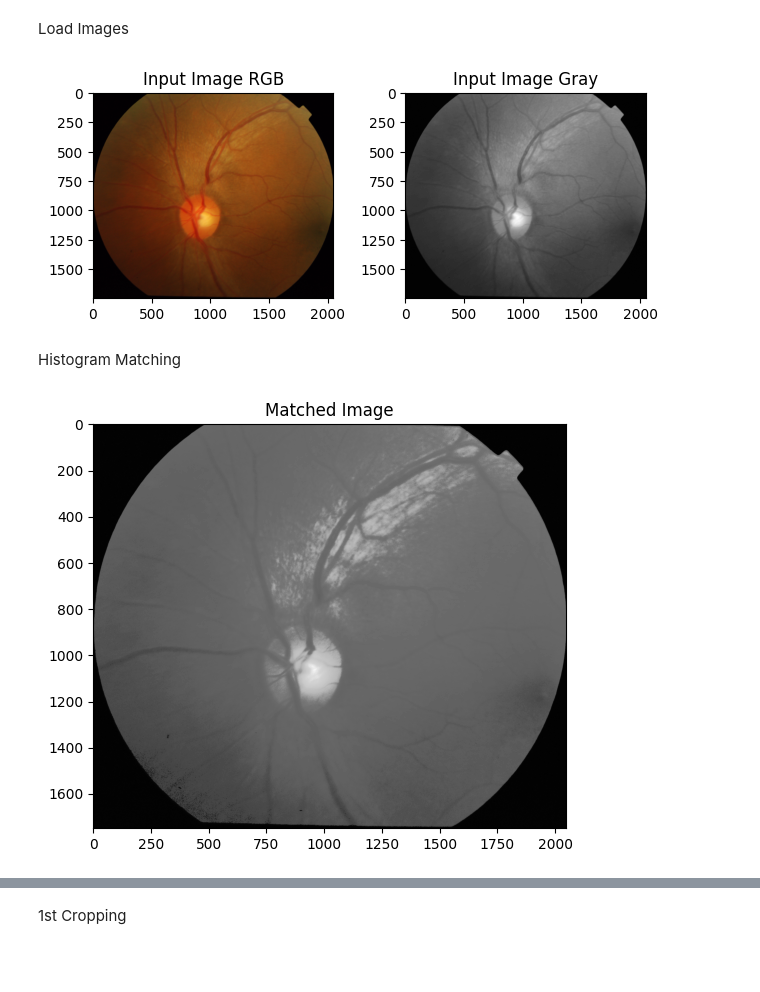
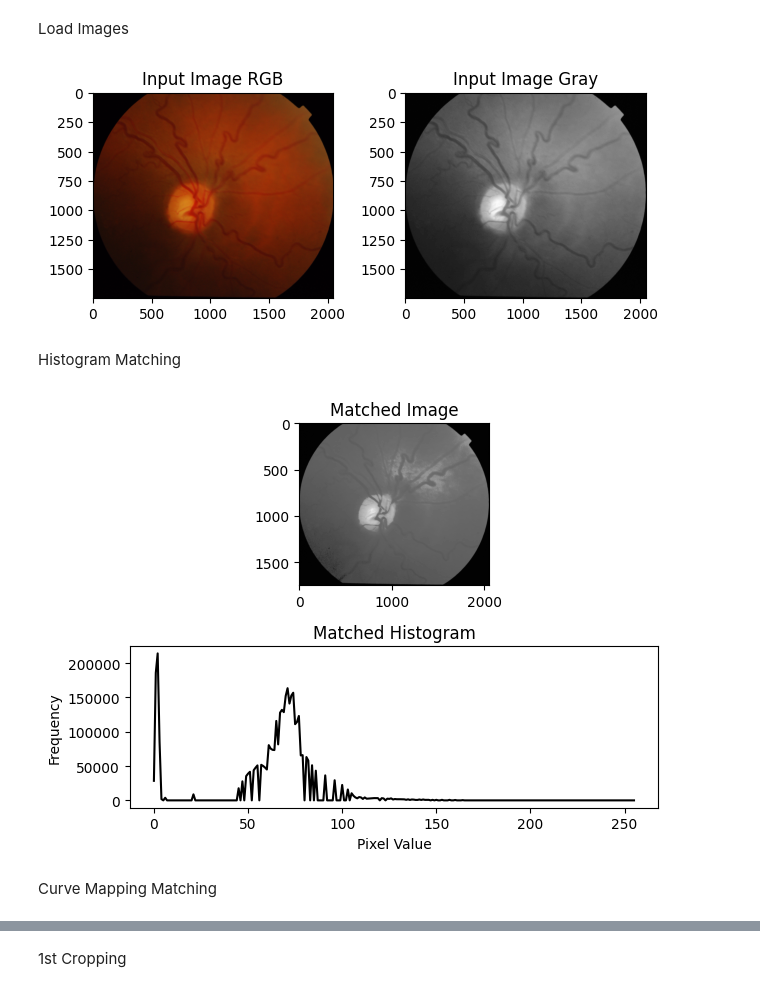
Before and after one commit to wikan1602/od_segmentation, a Jupyter notebook: rancangan.ipynb, the cells around one changed output, grey strips where cells are left out. Drawn from its saved outputs; the diff is of its cells as text; code cells hidden in the pictures; blank space fills up the shorter version.

Commit message:
Rincian Matching

```diff
--- a/rancangan.ipynb
+++ b/rancangan.ipynb
@@ -206,9 +237,9 @@ plt.show()
 Load Images
 # %%
 # Load the images
-input_img = image30 #Ubah sesuai gambar
-actual_img = actual30 #Ubah sesuai gambar
-oc = oc30 #Ubah sesuai gambar
+input_img = image20 #Ubah sesuai gambar
+actual_img = actual20 #Ubah sesuai gambar
+oc = oc20 #Ubah sesuai gambar
 
 actual_oc = cv2.imread(oc)
 actual_oc_gray = cv2.cvtColor(actual_oc, cv2.COLOR_BGR2GRAY)
@@ -235,18 +266,31 @@ plt.title('Input Image Gray')
 plt.tight_layout()
 plt.show()
 # %% [output]
-[figure, old version]
+[figure, new version]
 # %% [markdown]
 Histogram Matching
 # %%
 # Perform histogram matching
 matched_image = histogram_matching(gray_image, gray_reference)
 
+# Ensure matched_image is uint8 type
+matched_image = matched_image.astype(np.uint8)
+hist_matched = cv2.calcHist([matched_image], [0], None, [256], [0, 256])
+
+
+plt.subplot(2, 1, 1)
 plt.imshow(matched_image, cmap='gray')
 plt.title('Matched Image')
 
+plt.subplot(2, 1, 2)
+plt.plot(hist_matched, color='black')
+plt.title('Matched Histogram')
+plt.xlabel('Pixel Value')
+plt.ylabel('Frequency')
 # Show the plots
 plt.tight_layout()
 plt.show()
 # %% [output]
-[figure, old version]
+[figure, new version]
+# %% [markdown]
+Curve Mapping Matching
```
Also changed, not shown: parts of 23 cells of this notebook.
